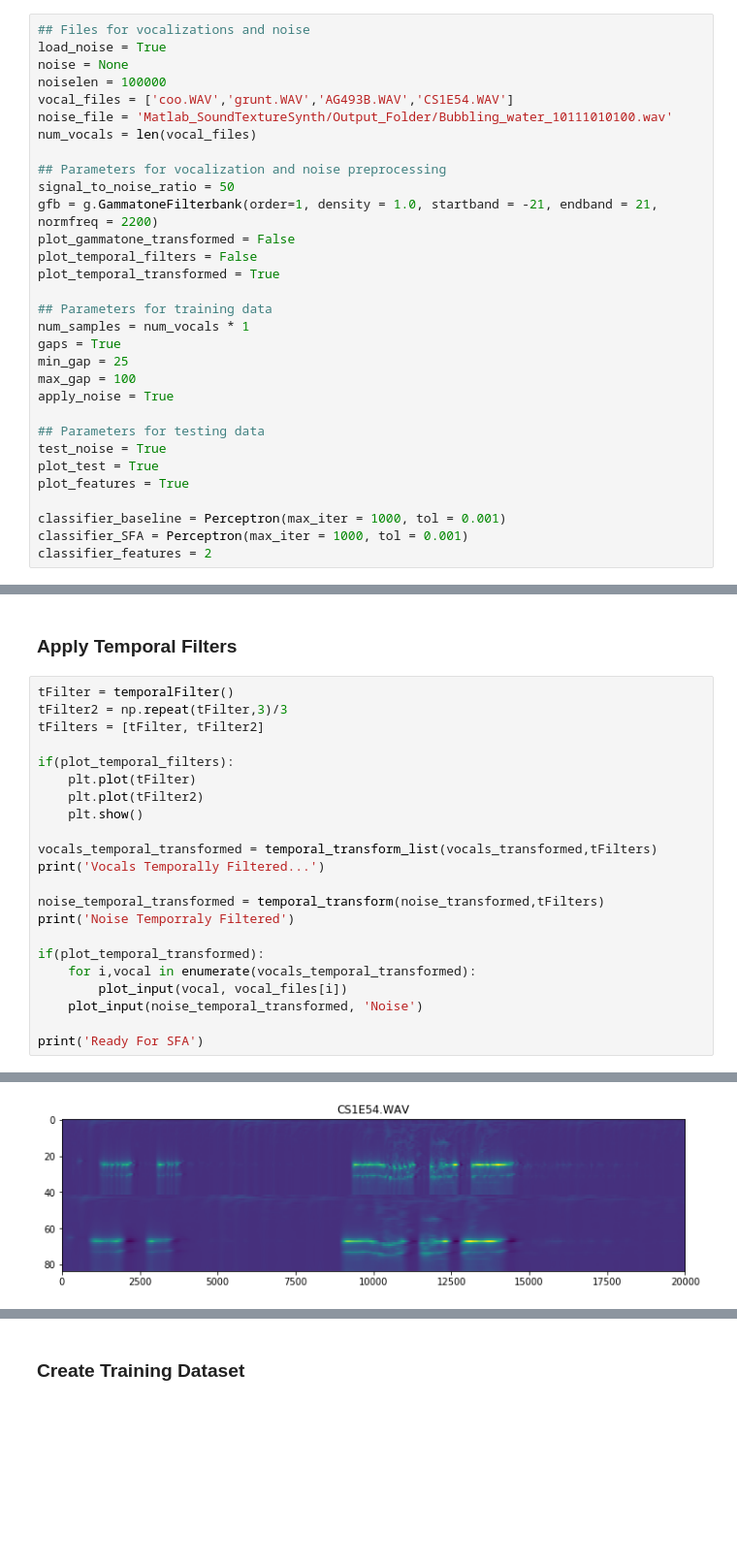
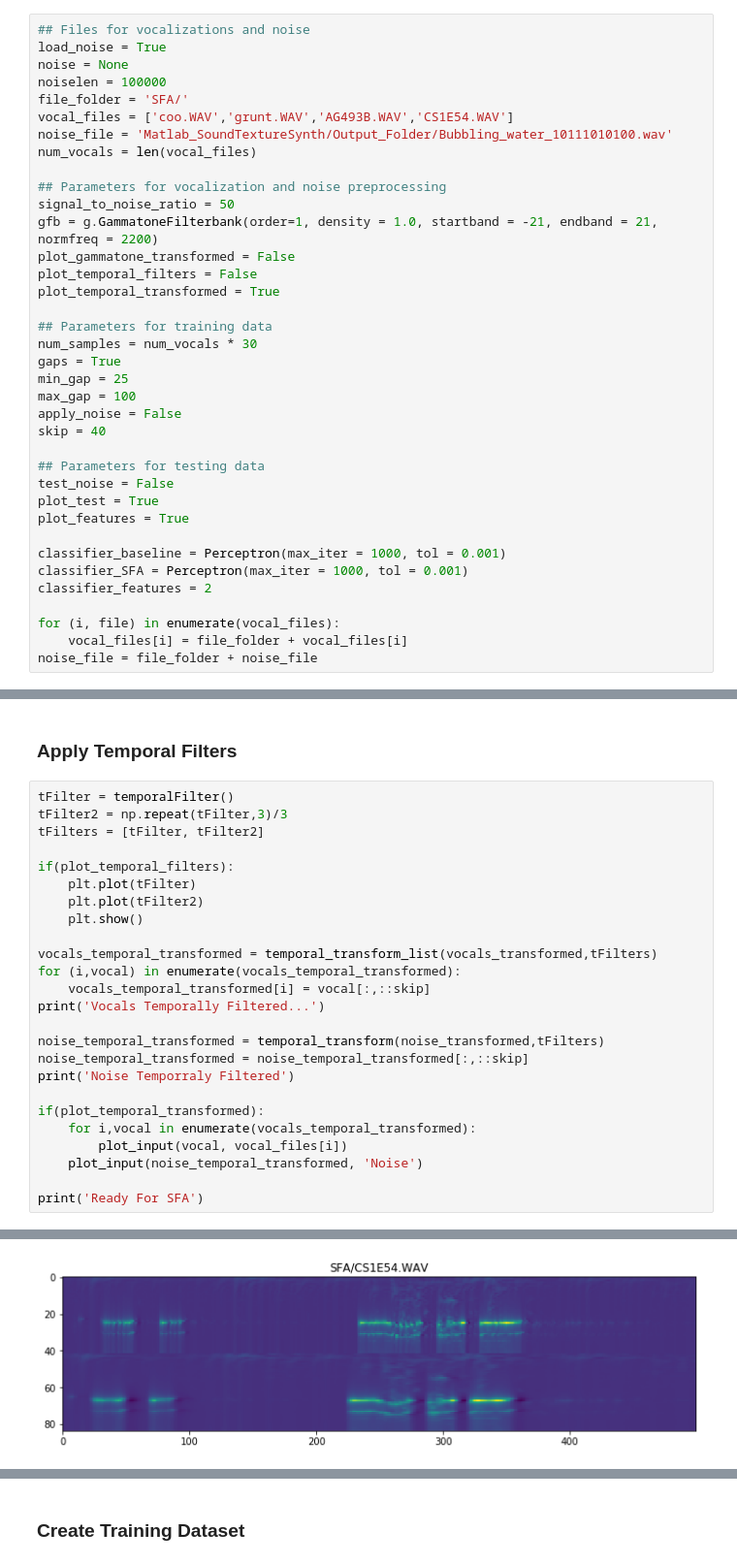
Before and after one commit to chetan-parthiban/SFA, a Jupyter notebook: SFA_Colab.ipynb, the cells around one changed output, grey strips where cells are left out. Shown at 97% size. Saved outputs shown, nothing was run; the diff lists cells and outputs as text; blank space fills up the shorter version.

```diff
--- a/SFA_Colab.ipynb
+++ b/SFA_Colab.ipynb
@@ -21,6 +35,7 @@ from SFA_Tools.SFA_Func import *
 load_noise = True
 noise = None
 noiselen = 100000
+file_folder = 'SFA/'
 vocal_files = ['coo.WAV','grunt.WAV','AG493B.WAV','CS1E54.WAV']
 noise_file = 'Matlab_SoundTextureSynth/Output_Folder/Bubbling_water_10111010100.wav'
 num_vocals = len(vocal_files)
@@ -33,20 +48,25 @@ plot_temporal_filters = False
 plot_temporal_transformed = True
 
 ## Parameters for training data
-num_samples = num_vocals * 1
+num_samples = num_vocals * 30
 gaps = True
 min_gap = 25
 max_gap = 100
-apply_noise = True
+apply_noise = False
+skip = 40
 
 ## Parameters for testing data
-test_noise = True
+test_noise = False
 plot_test = True
 plot_features = True
 
 classifier_baseline = Perceptron(max_iter = 1000, tol = 0.001)
 classifier_SFA = Perceptron(max_iter = 1000, tol = 0.001)
 classifier_features = 2
+
+for (i, file) in enumerate(vocal_files):
+    vocal_files[i] = file_folder + vocal_files[i]
+noise_file = file_folder + noise_file
 # %% [markdown]
 ## Load In Files Containing Vocalizations And Noise
 # %%
@@ -106,9 +126,12 @@ if(plot_temporal_filters):
     plt.show()
 
 vocals_temporal_transformed = temporal_transform_list(vocals_transformed,tFilters)
+for (i,vocal) in enumerate(vocals_temporal_transformed):
+    vocals_temporal_transformed[i] = vocal[:,::skip]
 print('Vocals Temporally Filtered...')
 
 noise_temporal_transformed = temporal_transform(noise_transformed,tFilters)
+noise_temporal_transformed = noise_temporal_transformed[:,::skip]
 print('Noise Temporraly Filtered')
 
 if(plot_temporal_transformed):
@@ -126 +149 @@ Noise Temporraly Filtered
-[figure, old version]
+[figure, new version]
```
Also changed, not shown: parts of 8 cells of this notebook.
